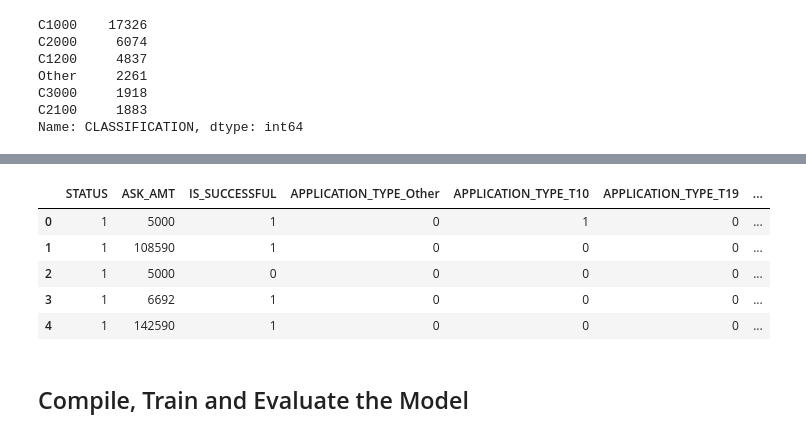
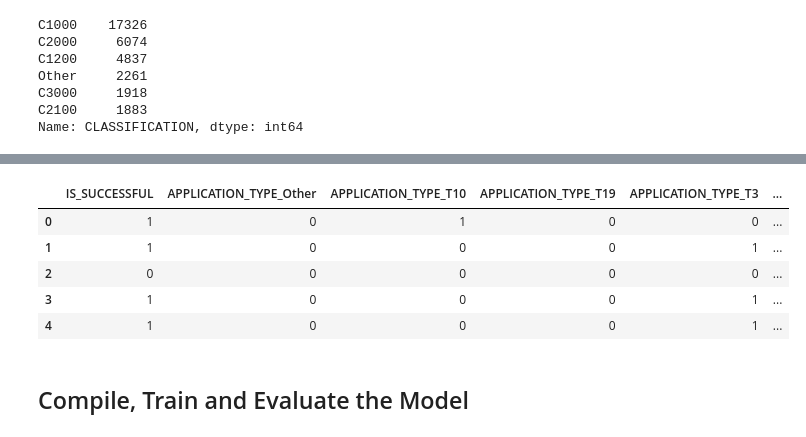
Before and after one commit to jrw99/Deep-Learning, a Jupyter notebook: AlphabetSoupCharity_Optimzation.ipynb, the cells around one changed output, grey strips where cells are left out. Cells and saved outputs as stored; diff of their text form; code cells hidden in the pictures.

```diff
--- a/AlphabetSoupCharity_Optimzation.ipynb
+++ b/AlphabetSoupCharity_Optimzation.ipynb
@@ -184,0 +228,10 @@ Name: CLASSIFICATION, dtype: int64
+# %%
+# 5000 is the min amount found for a loan ask and is the overwhelming majority of applicants - resampling to even out the data set would be in order
+# binning the ask amount into more consumable ranges, or drop it... with all the amounts other than 5000 being only a few per amount, ...tried dropping it and it didn't help
+
+# application_df = application_df.drop(['ASK_AMT'], axis=1)
+
+# binning it
+application_df['ASK_AMT_BIN']=pd.cut(application_df.ASK_AMT, bins=[0, 5000, 50000, 500000, 5000000, 8597806340], labels=['5000','5000-50,000','50,000-500,000', '500,000-5M', '> 5M' ])
+application_df = application_df.drop(['ASK_AMT'], axis=1)
+application_df.head()
@@ -185,2 +259,5 @@ Name: CLASSIFICATION, dtype: int64
+# %%
+application_df['INCOME_AMT'] = application_df['INCOME_AMT'].astype('object')
+application_df['ASK_AMT_BIN'] = application_df['ASK_AMT_BIN'].astype('object')
 # %%
 catColumns = application_df.dtypes[application_df.dtypes == "object"].index.tolist()
@@ -195,0 +275,4 @@ catColumns
+# %%
+# Remove Special_considerations as it is binary so we will optimize with drop_first
+catColumns.remove('SPECIAL_CONSIDERATIONS')
+catColumns
@@ -196,14 +287,16 @@ catColumns
 # %%
 # Convert categorical data to numeric with `pd.get_dummies`
 converted_df = pd.get_dummies(application_df, columns=catColumns)
+converted_df = pd.get_dummies(converted_df, columns=['SPECIAL_CONSIDERATIONS'], drop_first=True)
+converted_df = pd.get_dummies(converted_df, columns=['STATUS'], drop_first=True)
 converted_df.head()
 # %% [output]
-|  | STATUS | ASK_AMT | IS_SUCCESSFUL | APPLICATION_TYPE_Other | APPLICATION_TYPE_T10 | APPLICATION_TYPE_T19 | ... |
-| 0 | 1 | 5000 | 1 | 0 | 1 | 0 | ... |
-| 1 | 1 | 108590 | 1 | 0 | 0 | 0 | ... |
-| 2 | 1 | 5000 | 0 | 0 | 0 | 0 | ... |
-| 3 | 1 | 6692 | 1 | 0 | 0 | 0 | ... |
-| 4 | 1 | 142590 | 1 | 0 | 0 | 0 | ... |
+|  | IS_SUCCESSFUL | APPLICATION_TYPE_Other | APPLICATION_TYPE_T10 | APPLICATION_TYPE_T19 | APPLICATION_TYPE_T3 | ... |
+| 0 | 1 | 0 | 1 | 0 | 0 | ... |
+| 1 | 1 | 0 | 0 | 0 | 1 | ... |
+| 2 | 0 | 0 | 0 | 0 | 0 | ... |
+| 3 | 1 | 0 | 0 | 0 | 1 | ... |
+| 4 | 1 | 0 | 0 | 0 | 1 | ... |
 # %%
 # Split our preprocessed data into our features and target arrays
 X = converted_df.drop('IS_SUCCESSFUL', axis=1).values
```
Also changed, not shown: parts of 33 cells of this notebook.
